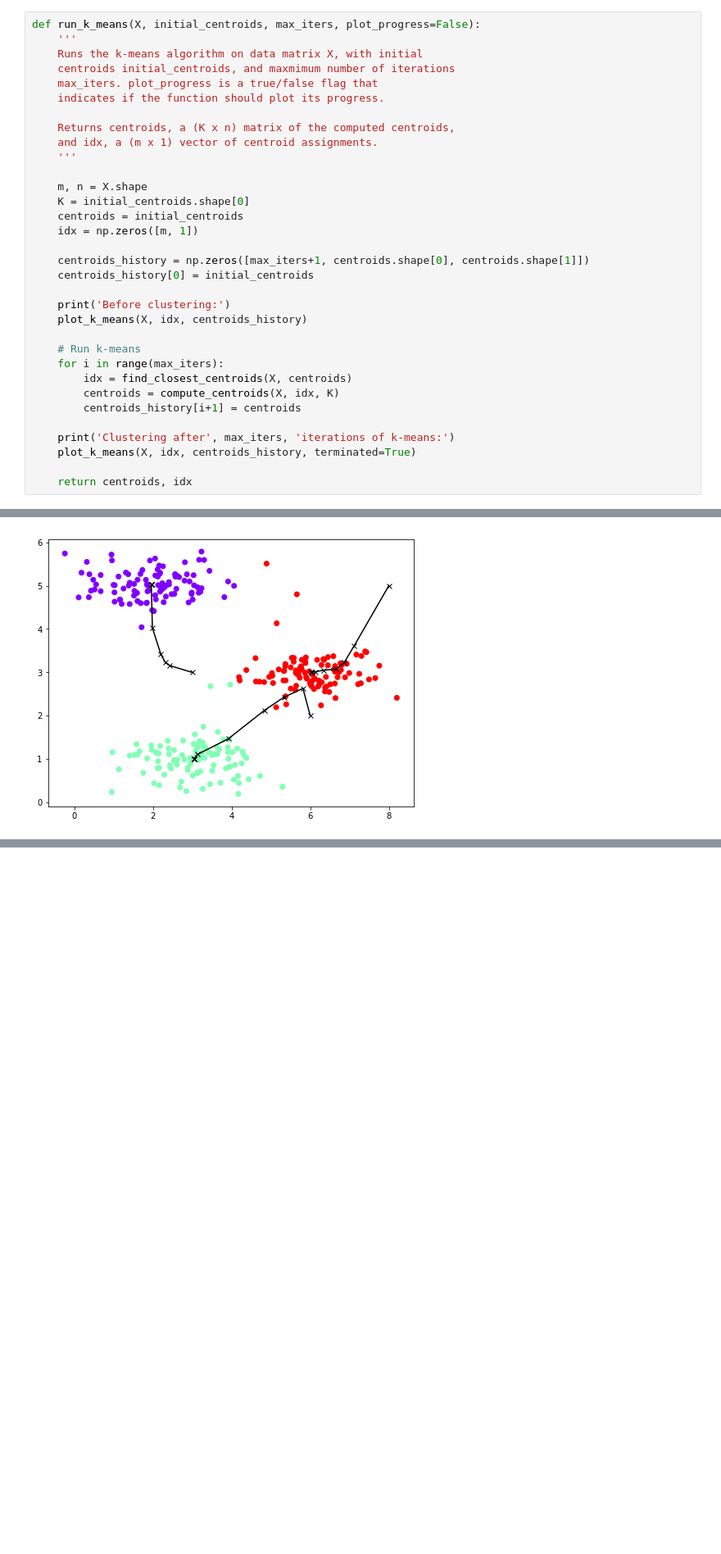
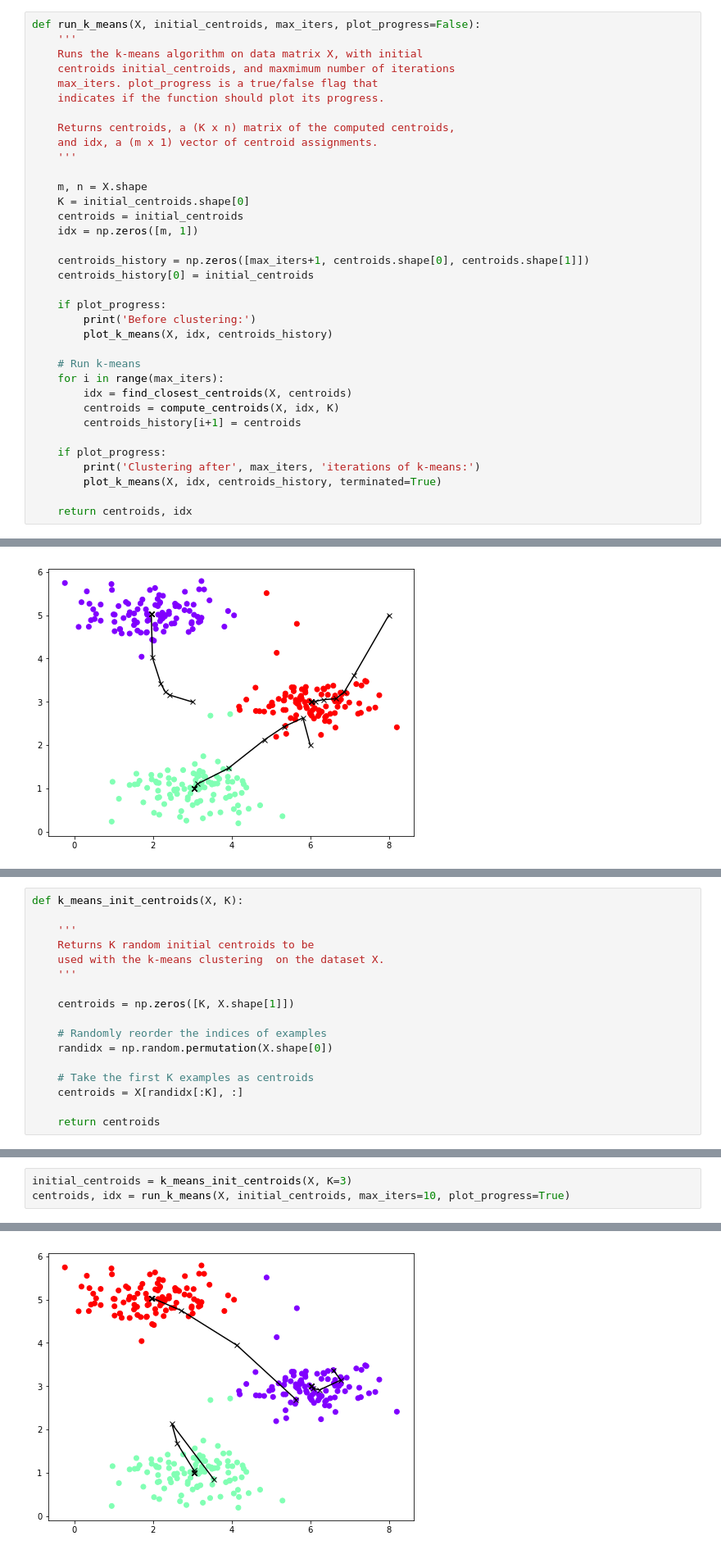
Before and after one commit to ZER-0-NE/Ng_ML, a Jupyter notebook: ex7/7_1_k-means_clustering.ipynb, the cells around one changed output, grey strips where cells are left out. Shown at 82% size. Cells and saved outputs as stored; diff of their text form; blank space fills up the shorter version.

```diff
--- a/ex7/7_1_k-means_clustering.ipynb
+++ b/ex7/7_1_k-means_clustering.ipynb
@@ -158,8 +159,9 @@ def run_k_means(X, initial_centroids, max_iters, plot_progress=False):
     centroids_history = np.zeros([max_iters+1, centroids.shape[0], centroids.shape[1]])
     centroids_history[0] = initial_centroids
 
-    print('Before clustering:')
-    plot_k_means(X, idx, centroids_history)
+    if plot_progress:
+        print('Before clustering:')
+        plot_k_means(X, idx, centroids_history)
 
     # Run k-means
     for i in range(max_iters):
@@ -167,8 +169,9 @@ def run_k_means(X, initial_centroids, max_iters, plot_progress=False):
         centroids = compute_centroids(X, idx, K)
         centroids_history[i+1] = centroids
 
-    print('Clustering after', max_iters, 'iterations of k-means:')
-    plot_k_means(X, idx, centroids_history, terminated=True)
+    if plot_progress:
+        print('Clustering after', max_iters, 'iterations of k-means:')
+        plot_k_means(X, idx, centroids_history, terminated=True)
 
     return centroids, idx
 # %%
@@ -180,0 +186,17 @@ Clustering after 10 iterations of k-means:
+# %%
+def k_means_init_centroids(X, K):
+
+    '''
+    Returns K random initial centroids to be
+    used with the k-means clustering  on the dataset X.
+    '''
+
+    centroids = np.zeros([K, X.shape[1]])
+
+    # Randomly reorder the indices of examples
+    randidx = np.random.permutation(X.shape[0])
+
+    # Take the first K examples as centroids
+    centroids = X[randidx[:K], :]
+
+    return centroids
@@ -180,0 +205,4 @@ Clustering after 10 iterations of k-means:
+# %%
+initial_centroids = k_means_init_centroids(X, K=3)
+centroids, idx = run_k_means(X, initial_centroids, max_iters=10, plot_progress=True)
+# %% [output]
@@ -180,0 +212 @@ Clustering after 10 iterations of k-means:
+[figure, added]
```
Also changed, not shown: parts of 16 cells of this notebook, 3 other files.
